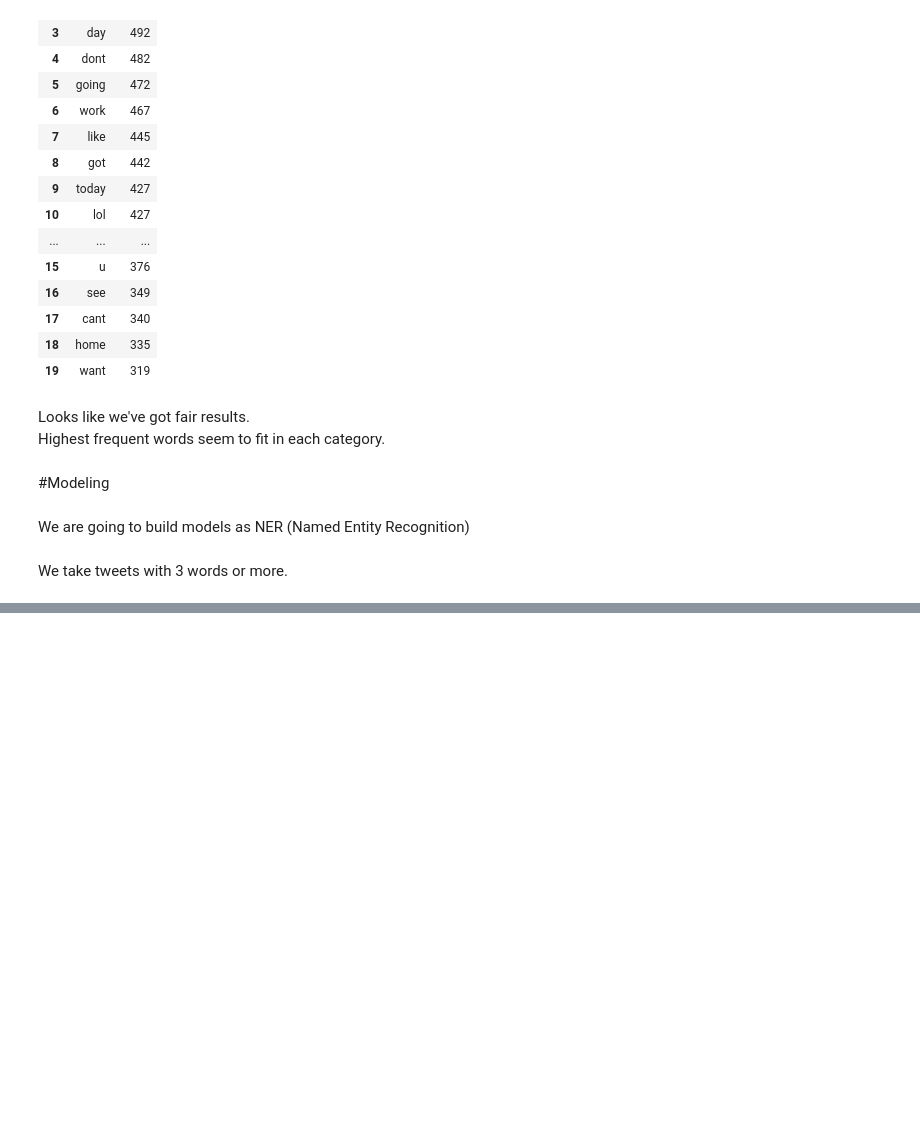
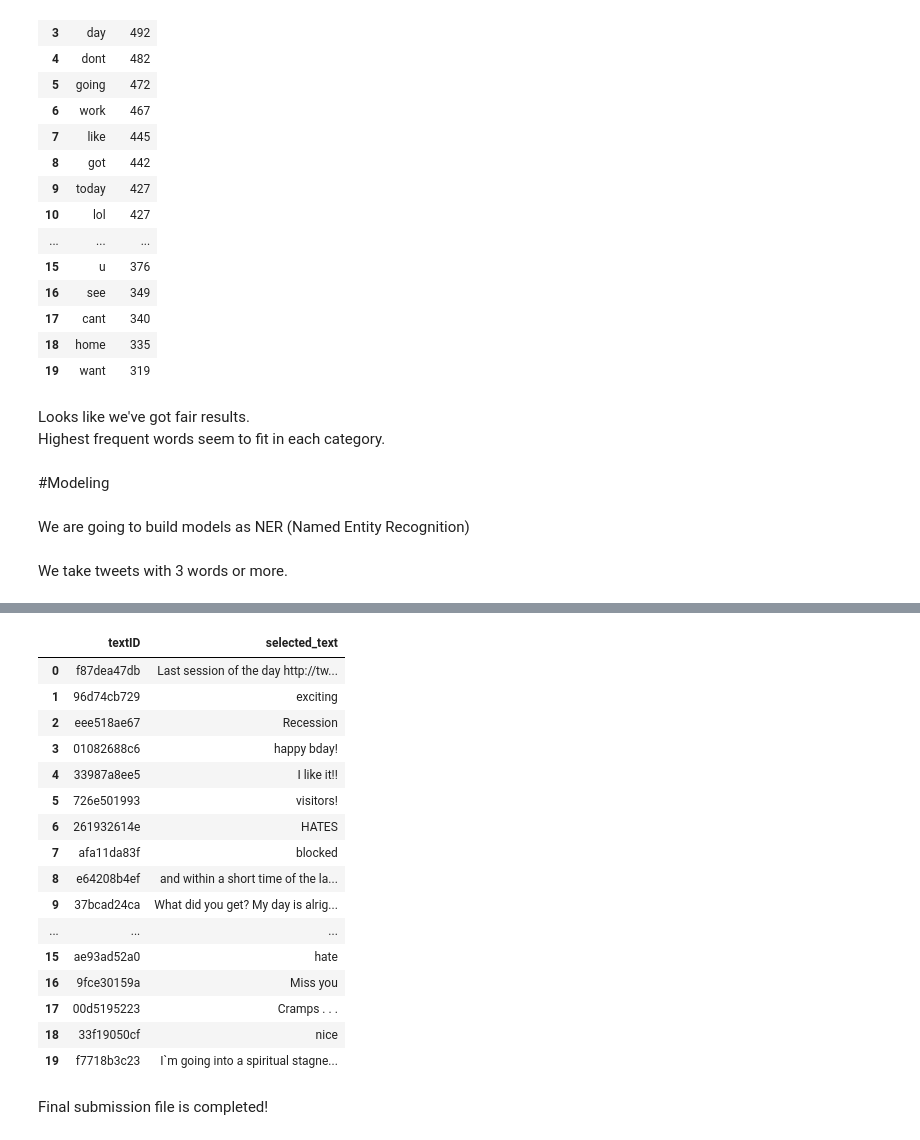
Before and after one commit to NanoPyro/prec_class, a Jupyter notebook: Midterm_Project.ipynb, the cells around one changed output, grey strips where cells are left out. Cells and saved outputs as stored; diff of their text form; code cells hidden in the pictures; blank space fills up the shorter version.

```diff
--- a/Midterm_Project.ipynb
+++ b/Midterm_Project.ipynb
@@ -158,7 +165,7 @@ https://en.wikipedia.org/wiki/Jaccard_index
 # %%
 results_jaccard = []
 
-for idx, row in train.iterrows():
+for row in train.itertuples():
   sentence1 = row.text
   sentence2 = row.selected_text
 
@@ -572,6 +579,7 @@ We are going to build models as NER (Named Entity Recognition)
 # %%
 train_df = pd.read_csv('/content/drive/My Drive/DS/Kaggle/Tweet Sentiment Extraction/train.csv')
 test_df = pd.read_csv('/content/drive/My Drive/DS/Kaggle/Tweet Sentiment Extraction/test.csv')
+ss_df = pd.read_csv('/content/drive/My Drive/DS/Kaggle/Tweet Sentiment Extraction/sample_submission.csv')
 # %%
 train_df['num_text'] = train_df['text'].apply(lambda x: len(str(x).split()))
 train_df = train_df[train_df['num_text'] >= 3]
@@ -627,0 +668,32 @@ def store_model(path, nlp, model):
+# %%
+def predict_entities(text, model):
+    doc = model(text)
+    ent_array = []
+    for ent in doc.ents:
+        start = text.find(ent.text)
+        end = start + len(ent.text)
+        new_int = [start, end, ent.label_]
+        if new_int not in ent_array:
+            ent_array.append([start, end, ent.label_])
+    selec_txt = text[ent_array[0][0]: ent_array[0][1]] if len(ent_array) > 0 else text
+    return selec_txt
+# %%
+selected_texts = []
+MODELS_BASE_PATH = '/content/drive/My Drive/DS/Kaggle/Tweet Sentiment Extraction/input/models/'
+
+if MODELS_BASE_PATH is not None:
+    print("Loading Models  from ", MODELS_BASE_PATH)
+    model_pos = spacy.load(MODELS_BASE_PATH + 'model_pos')
+    model_neg = spacy.load(MODELS_BASE_PATH + 'model_neg')
+
+    for row in test_df.itertuples():
+        text = row.text
+        output_str = ""
+        if row.sentiment == 'neutral' or len(text.split()) <= 2:
+            selected_texts.append(text)
+        elif row.sentiment == 'positive':
+            selected_texts.append(predict_entities(text, model_pos))
+        else:
+            selected_texts.append(predict_entities(text, model_neg))
+
+test_df['selected_text'] = selected_texts
@@ -627,0 +720,24 @@ def store_model(path, nlp, model):
+# %%
+ss_df['selected_text'] = test_df['selected_text']
+ss_df.to_csv('submission.csv', index=False)
+ss_df.head(20)
+# %% [output]
+|  | textID | selected_text |
+| 0 | f87dea47db | Last session of the day http://tw... |
+| 1 | 96d74cb729 | exciting |
+| 2 | eee518ae67 | Recession |
+| 3 | 01082688c6 | happy bday! |
+| 4 | 33987a8ee5 | I like it!! |
+| 5 | 726e501993 | visitors! |
+| 6 | 261932614e | HATES |
+| 7 | afa11da83f | blocked |
+| 8 | e64208b4ef | and within a short time of the la... |
+| 9 | 37bcad24ca | What did you get? My day is alrig... |
+| ... | ... | ... |
+| 15 | ae93ad52a0 | hate |
+| 16 | 9fce30159a | Miss you |
+| 17 | 00d5195223 | Cramps . . . |
+| 18 | 33f19050cf | nice |
+| 19 | f7718b3c23 | I`m going into a spiritual stagne... |
+# %% [markdown]
+Final submission file is completed!
```
Also changed, not shown: parts of 12 cells of this notebook.
